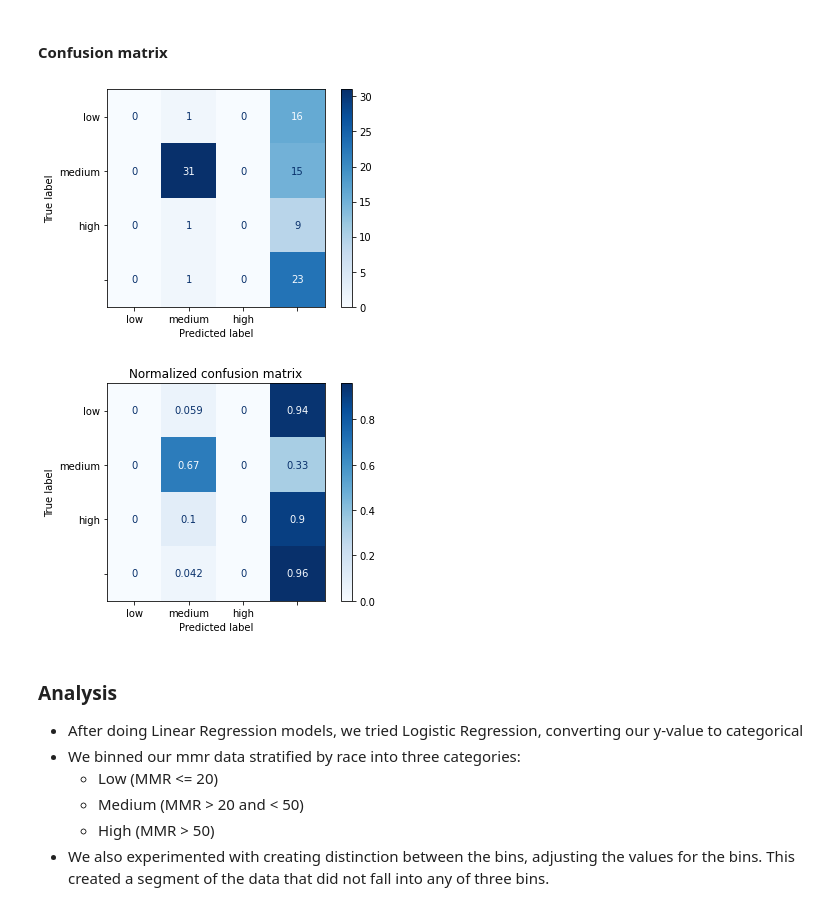
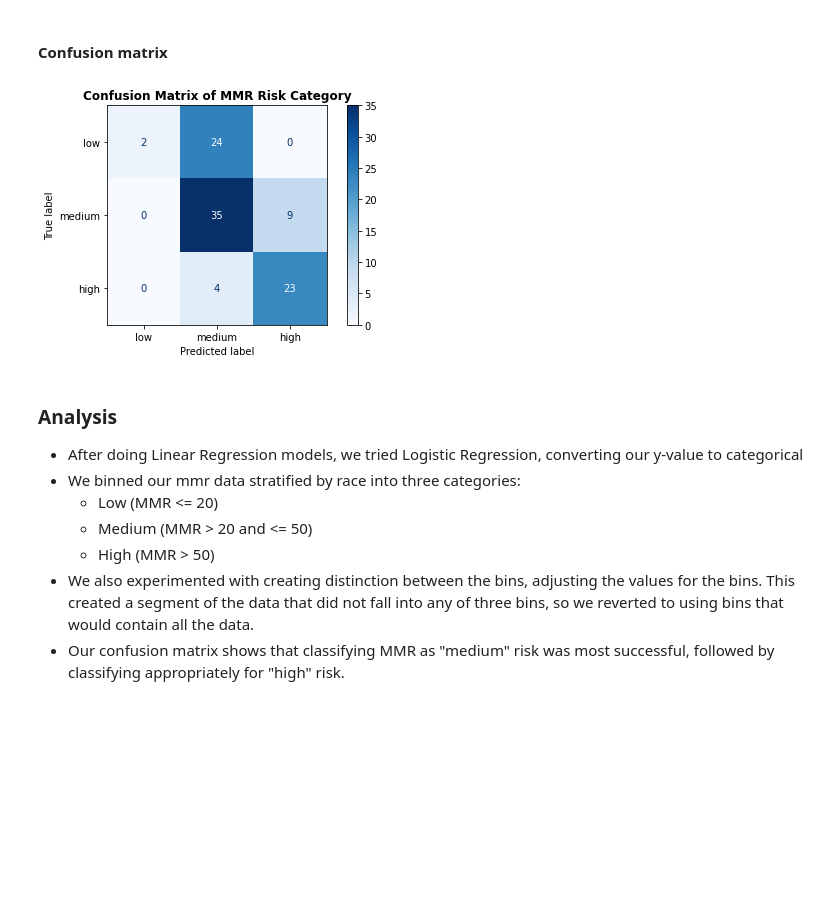
Before and after one commit to abpuccini/maternal-mortality-project, a Jupyter notebook: machine_learning/model_testing/Logistic_Regression_stratified_by_race_lee.ipynb, the cells around one changed output. Saved outputs shown, nothing was run; the diff lists cells and outputs as text; code cells hidden in the pictures; blank space fills up the shorter version.

Commit message:
plotted confusion matrix for logistic regression model

```diff
--- a/machine_learning/model_testing/Logistic_Regression_stratified_by_race_lee.ipynb
+++ b/machine_learning/model_testing/Logistic_Regression_stratified_by_race_lee.ipynb
@@ -44,16 +44,17 @@ agg
 #### Binning the mmr data into low, medium, and high categories
 # %%
 # setting conditions to make outcome categorical
-# conditions = [
-#     (df_binary_encoded["mmr_by_race"] <= 20),
-#     (df_binary_encoded["mmr_by_race"] > 20) & (df_binary_encoded["mmr_by_race"] < 50),
-#     (df_binary_encoded["mmr_by_race"] > 50)
-#     ]
+# adjusting bins to make categories more discrete
+conditions2 = [
+    (df_binary_encoded["mmr_by_race"] <= 20),
+    (df_binary_encoded["mmr_by_race"] > 20) & (df_binary_encoded["mmr_by_race"] <= 50),
+    (df_binary_encoded["mmr_by_race"] > 50)
+    ]
 
-# values = ["low", "medium", "high"]
+values = ["low", "medium", "high"]
 
-# df_binary_encoded["mmr_risk_category"] = np.select(conditions, values)
-# df_binary_encoded
+df_binary_encoded["mmr_risk_category"] = np.select(conditions2, values)
+df_binary_encoded
 # %% [output]
 |  | state | state_code | year | births_by_race | deaths_by_race | mmr_by_race | population_by_race | ... |
 | 0 | Alabama | 1 | 2016 | 17989 | 14 | 77.83 | 0 | ... |
@@ -147,3 +117,10 @@ XL_train, XL_test, yL_train, yL_test = train_test_split(XL, yL, random_state=42)
+# %%
+# choosing standard scaler because we know our data has outliers
+from sklearn.preprocessing import StandardScaler
+XL_scaler = StandardScaler().fit(XL_train)
+# %%
+XL_train_scaled = XL_scaler.transform(XL_train)
+XL_test_scaled = XL_scaler.transform(XL_test)
 # %% [markdown]
 #### scale data with MinMax Scaler
 # %%
@@ -156,7 +134,7 @@ XL_scaler_test = XL_scaler.transform(XL_test)
 # create the logistic regression model
 from sklearn.linear_model import LogisticRegression
 modelL = LogisticRegression(max_iter=1000)
-modelL.fit(XL_train, np.ravel(yL_train))
+modelL.fit(XL_train_scaled, np.ravel(yL_train))
 # %% [output]
 LogisticRegression(max_iter=1000)
 # %% [markdown]
@@ -180,32 +154,28 @@ R2 Training: 0.6769759450171822
 # %% [markdown]
 #### Confusion matrix
-# %%
-# https://scikit-learn.org/stable/auto_examples/model_selection/plot_confusion_matrix.html#sphx-glr-download-auto-examples-model-selection-plot-confusion-matrix-py
-from sklearn import svm
-from sklearn.metrics import plot_confusion_matrix
-
-classifier = svm.SVC(kernel='linear', C=0.01).fit(XL_scaler_train, yL_train)
-
-# Plot non-normalized confusion matrix
-titles_options = [("Confusion matrix, without normalization", None),
-                  ("Normalized confusion matrix", 'true')]
-for title, normalize in titles_options:
-    disp = plot_confusion_matrix(classifier, XL_scaler_test, yL_test,
-                                 display_labels=values,
-                                 cmap=plt.cm.Blues,
-                                 normalize=normalize)
-disp.ax_.set_title(title)
-
-
-plt.show()
-# %% [output]
-[figure, removed]
-[figure, removed]
+# %%
+# https://scikit-learn.org/stable/modules/generated/sklearn.metrics.ConfusionMatrixDisplay.html#sklearn.metrics.ConfusionMatrixDisplay
+from sklearn.metrics import confusion_matrix
+from sklearn.metrics import plot_confusion_matrix
+from sklearn.metrics import ConfusionMatrixDisplay
+
+y_pred = modelL.predict(XL_test_scaled)
+cm = confusion_matrix(yL_test, y_pred, labels=values)
+
+disp = ConfusionMatrixDisplay(confusion_matrix=cm,
+                             display_labels=values)
+
+disp.plot(cmap=plt.cm.Blues)
+plt.title("Confusion Matrix of MMR Risk Category", fontsize=12, fontweight="bold")
+plt.tight_layout()
+# %% [output]
+[figure, added]
 # %% [markdown]
 ### Analysis
 - After doing Linear Regression models, we tried Logistic Regression, converting our y-value to categorical
 - We binned our mmr data stratified by race into three categories:
      - Low (MMR <= 20)
-     - Medium (MMR  > 20 and < 50)
+     - Medium (MMR  > 20 and <= 50)
      - High (MMR > 50)
-- We also experimented with creating distinction between the bins, adjusting the values for the bins. This created a segment of the data that did not fall into any of three bins.
+- We also experimented with creating distinction between the bins, adjusting the values for the bins. This created a segment of the data that did not fall into any of three bins, so we reverted to using bins that would contain all the data.
+- Our confusion matrix shows that classifying MMR as "medium" risk was most successful, followed by classifying appropriately for "high" risk.
```
Also changed, not shown: parts of 7 cells of this notebook.
